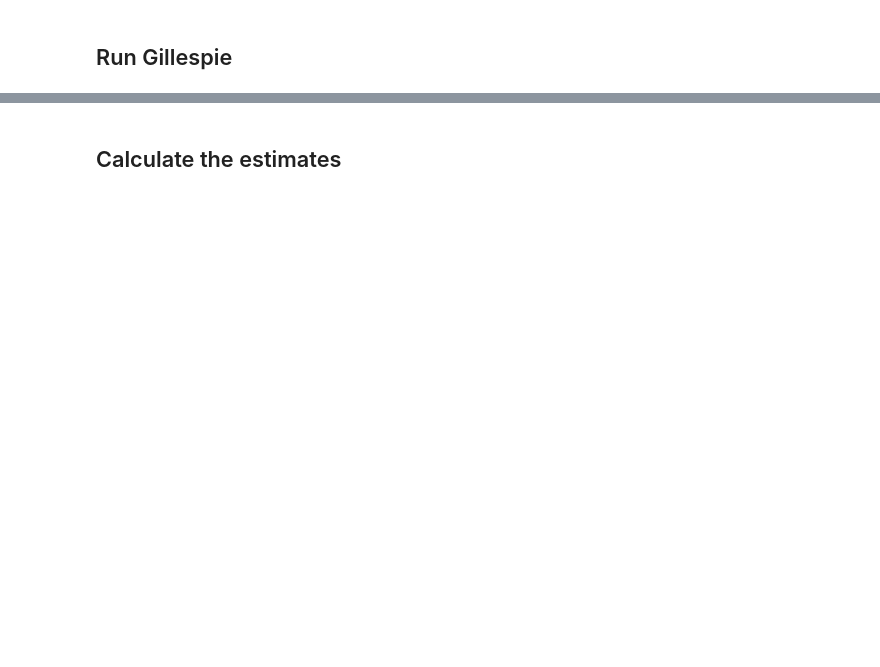
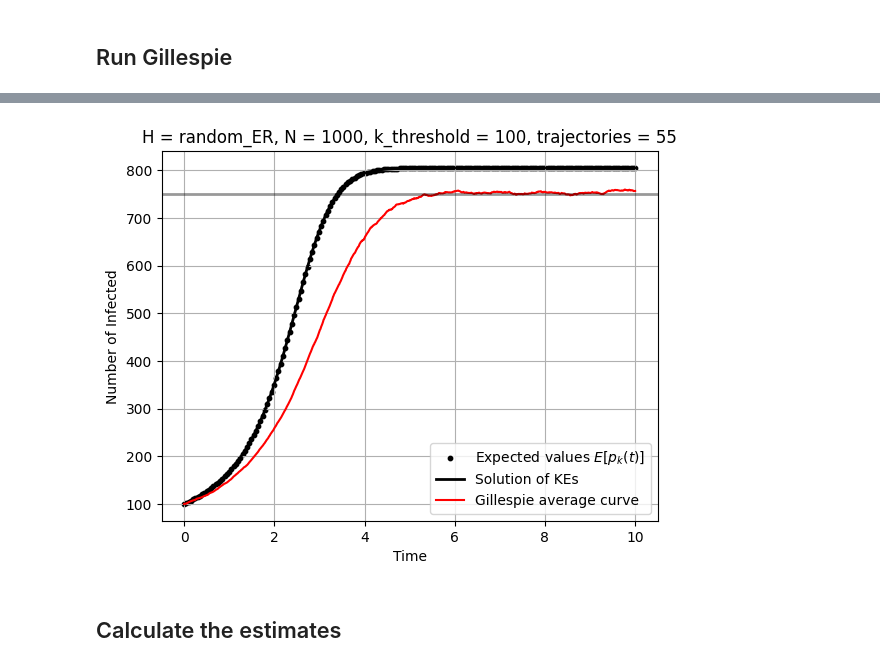
Before and after one commit to markolalovic/higher-order-contagion, a Jupyter notebook: notebooks/E-R-rates.ipynb, the cells around one changed output, grey strips where cells are left out. Saved outputs shown, nothing was run; the diff lists cells and outputs as text; code cells hidden in the pictures; blank space fills up the shorter version.

```diff
--- a/notebooks/E-R-rates.ipynb
+++ b/notebooks/E-R-rates.ipynb
@@ -127,3 +218,44 @@ exited on time=20.00054100330175, waiting_time=0.001675911163938684
+# %%
+# solve ode_system_random over time
+t_span = (0.0, new_time_max)
+
+# times t_i to evaluate in, get saved in sol.t
+steps_eval = 202
+t_eval = np.linspace(t_span[0], t_span[1], steps_eval)
+
+def f_ode(t, p):
+    return ode_system_random(t, p)
+
+sol = solve_ivp(f_ode,
+                t_span,
+                p0,
+                t_eval=t_eval,
+                method="LSODA")
+# %%
+# plot both the expected values of p_{k}(t)
+# and the Gillespie average curve
+# on the same figure
+
+expected_values = calculate_expected_values(sol)
+
+plt.figure()
+plt.scatter(sol.t, expected_values, s = 10, color="k",
+            label=r"Expected values $E[p_{k}(t)]$")
+plt.plot(sol.t, expected_values, lw=2, color="k", label="Solution of KEs")
+plt.plot(times, avg_curve, 'red', label="Gillespie average curve")
+
+plt.axhline(y=int(0.75 * N), color='black', lw=2, alpha=0.4, linestyle='-')
+
+plt.xlabel("Time")
+plt.ylabel("Number of Infected")
+plt.legend()
+plt.grid(True)
+plt.title(f"H = {g.name}, N = {N}, k_threshold = {k_threshold}, trajectories = {len(X_sims_aligned)}")
+plt.savefig(f"../figures/estimation/{test_name}/solution-vs-gillepsie.pdf",
+            format='pdf', bbox_inches='tight')
+plt.show()
+# %% [output]
+[figure, added]
 # %% [markdown]
 ## Calculate the estimates
 # %%
```
Also changed, not shown: parts of 16 cells of this notebook, 23 other files.
